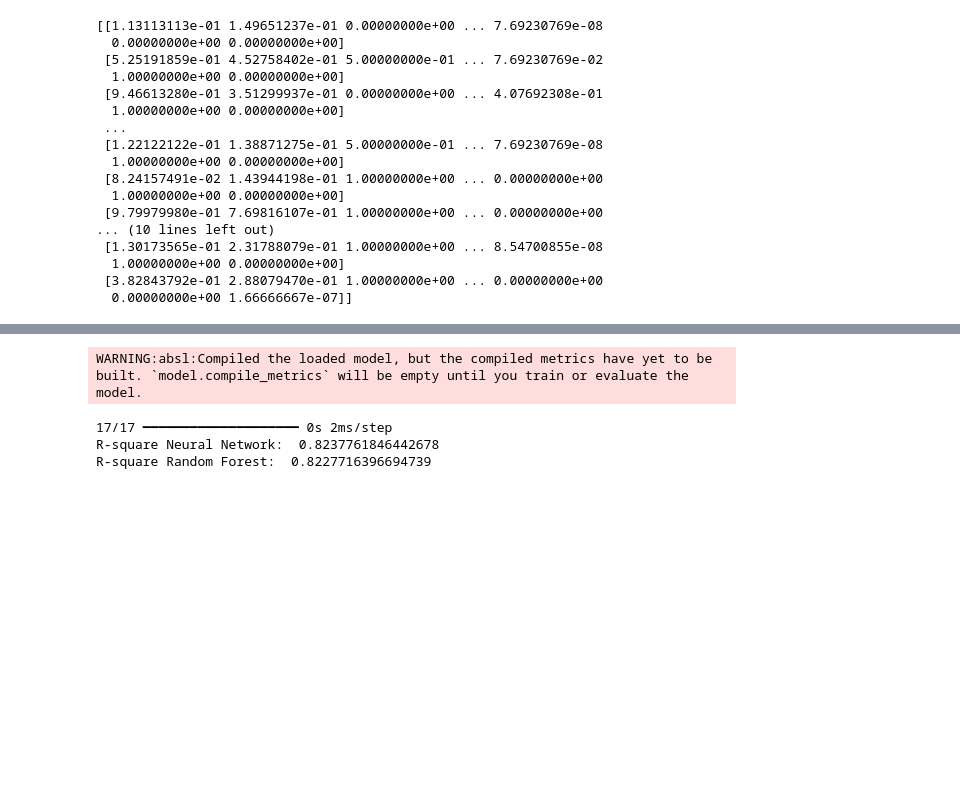
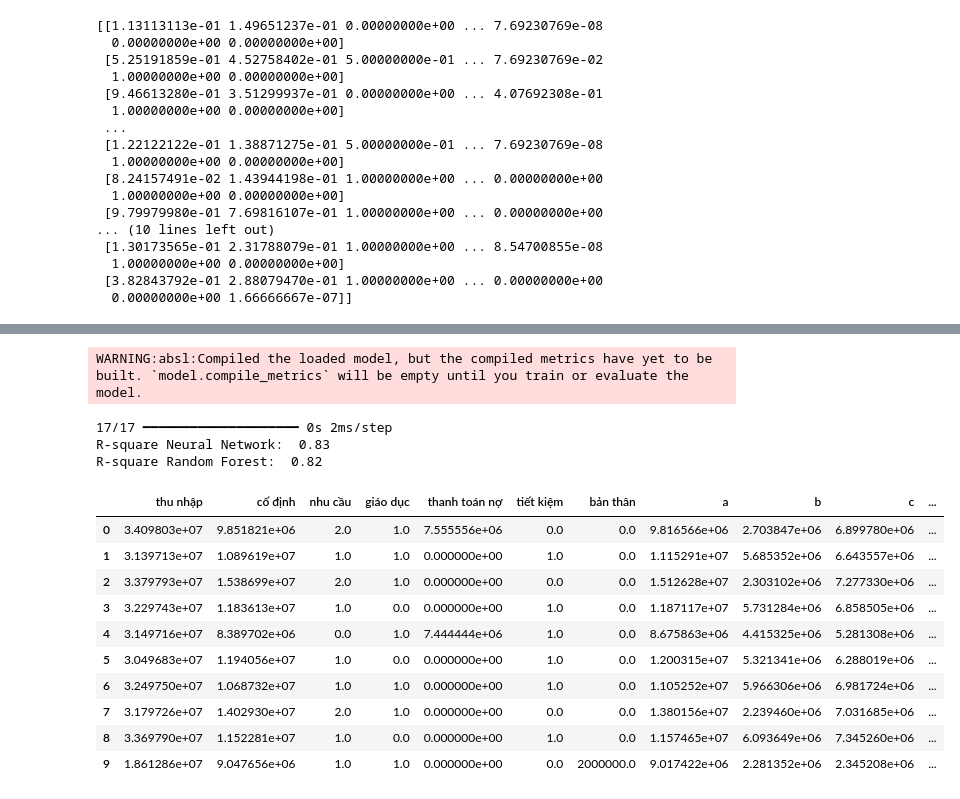
Before and after one commit to OnionSm/CS117.O22, a Jupyter notebook: implementation.ipynb, the cells around one changed output, grey strips where cells are left out. Drawn from its saved outputs; the diff is of its cells as text; code cells hidden in the pictures; blank space fills up the shorter version.

Commit message:
create dataframe output

```diff
--- a/implementation.ipynb
+++ b/implementation.ipynb
@@ -109,6 +109,11 @@ Median     1.000000  1.000000e+00
 Std Dev    0.484647  1.195762e+06
 Min Value  0.000000  0.000000e+00
 Max Value  1.000000  6.000000e+06
+# %%
+def de_scale(data_scale):
+    for i in range(len(data_scale)):
+        data_scale[i] = data_scale[i] * (max_val[i] - min_val[i]) + min_val[i]
+    return data_scale
 # %%
 from sklearn.preprocessing import MinMaxScaler
 from sklearn.preprocessing import StandardScaler
@@ -261,10 +245,73 @@ r_squared_1 = r2_score(y_test, predict_1)
 predict_2 = model2.predict(X_test)
 r_squared_2 = r2_score(y_test, predict_2)
 
-print("R-square Neural Network: ", r_squared_1)
-print("R-square Random Forest: ", r_squared_2)
+print("R-square Neural Network: ", np.round(r_squared_1, decimals = 2))
+print("R-square Random Forest: ", np.round(r_squared_2, decimals = 2))
 # %% [output]
 WARNING:absl:Compiled the loaded model, but the compiled metrics have yet to be built. `model.compile_metrics` will be empty until you train or evaluate the model.
 17/17 ━━━━━━━━━━━━━━━━━━━━ 0s 2ms/step
-R-square Neural Network:  0.8237761846442678
-R-square Random Forest:  0.8227716396694739
+R-square Neural Network:  0.83
+R-square Random Forest:  0.82
+# %%
+# Tính MSE cho từng mẫu
+mse_scores = []
+for i in range(len(X_test)):
+    mse = mean_squared_error([y_test[i]], [predict_1[i]])
+    mse_scores.append(mse)
+
+# Chuyển đổi thành mảng numpy để dễ dàng thao tác
+mse_scores = np.array(mse_scores)
+# Tạo output_matrix để xuất lưu giữ giá trị dự đoán
+output_matrix = []
+# Sắp xếp và chọn các mẫu có MSE thấp nhất
+# Giả sử bạn muốn chọn 3 mẫu có MSE thấp nhất
+top_n = 10
+top_indices = np.argsort(mse_scores)[:top_n]
+
+# Lưu các mẫu có MSE thấp nhất và các X_test tương ứng
+top_samples = []
+top_X_test = []
+for idx in top_indices:
+    top_samples.append({
+        "Sample_index": idx,
+        "True_value": y_test[idx],
+        "Predicted_value": predict_1[idx],
+        "MSE": mse_scores[idx]
+    })
+    top_X_test.append(X_test[idx])
+    temp = []
+    for item in de_scale(X_test[idx]):
+        temp.append(item)
+    for item in predict_1[idx]:
+        temp.append(item *temp[0])
+    output_matrix.append(temp)
+
+
+
+# # Xuất ra kết quả và lưu X_test tương ứng
+# print("Top samples by MSE:")
+# for sample, X_test_sample in zip(top_samples, top_X_test):
+#     print(f"Sample {sample['Sample_index']}:")
+#     print(f"True value: {sample['True_value']}")
+#     print(f"Predicted value: {sample['Predicted_value']}")
+#     print(f"MSE : {sample['MSE']}")
+#     print("X_test:")
+#     print(de_scale(X_test_sample))
+#     print("-" * 30)
+
+
+df = pd.DataFrame(output_matrix, columns=["thu nhập",	"cố định",	"nhu cầu",	"giáo dục", "thanh toán nợ",
+                                          	"tiết kiệm",	"bản thân",	"a",	"b",	"c",	"d",	"e",	"f"])
+df
+# %% [output]
+|  | thu nhập | cố định | nhu cầu | giáo dục | thanh toán nợ | tiết kiệm | bản thân | a | b | c | ... |
+| 0 | 3.409803e+07 | 9.851821e+06 | 2.0 | 1.0 | 7.555556e+06 | 0.0 | 0.0 | 9.816566e+06 | 2.703847e+06 | 6.899780e+06 | ... |
+| 1 | 3.139713e+07 | 1.089619e+07 | 1.0 | 1.0 | 0.000000e+00 | 1.0 | 0.0 | 1.115291e+07 | 5.685352e+06 | 6.643557e+06 | ... |
+| 2 | 3.379793e+07 | 1.538699e+07 | 2.0 | 1.0 | 0.000000e+00 | 0.0 | 0.0 | 1.512628e+07 | 2.303102e+06 | 7.277330e+06 | ... |
+| 3 | 3.229743e+07 | 1.183613e+07 | 1.0 | 0.0 | 0.000000e+00 | 1.0 | 0.0 | 1.187117e+07 | 5.731284e+06 | 6.858505e+06 | ... |
+| 4 | 3.149716e+07 | 8.389702e+06 | 0.0 | 1.0 | 7.444444e+06 | 1.0 | 0.0 | 8.675863e+06 | 4.415325e+06 | 5.281308e+06 | ... |
+| 5 | 3.049683e+07 | 1.194056e+07 | 1.0 | 0.0 | 0.000000e+00 | 1.0 | 0.0 | 1.200315e+07 | 5.321341e+06 | 6.288019e+06 | ... |
+| 6 | 3.249750e+07 | 1.068732e+07 | 1.0 | 1.0 | 0.000000e+00 | 1.0 | 0.0 | 1.105252e+07 | 5.966306e+06 | 6.981724e+06 | ... |
+| 7 | 3.179726e+07 | 1.402930e+07 | 2.0 | 1.0 | 0.000000e+00 | 0.0 | 0.0 | 1.380156e+07 | 2.239460e+06 | 7.031685e+06 | ... |
+| 8 | 3.369790e+07 | 1.152281e+07 | 1.0 | 0.0 | 0.000000e+00 | 1.0 | 0.0 | 1.157465e+07 | 6.093649e+06 | 7.345260e+06 | ... |
+| 9 | 1.861286e+07 | 9.047656e+06 | 1.0 | 1.0 | 0.000000e+00 | 0.0 | 2000000.0 | 9.017422e+06 | 2.281352e+06 | 2.345208e+06 | ... |
```
Also changed, not shown: parts of 3 cells of this notebook, 1 other file.
